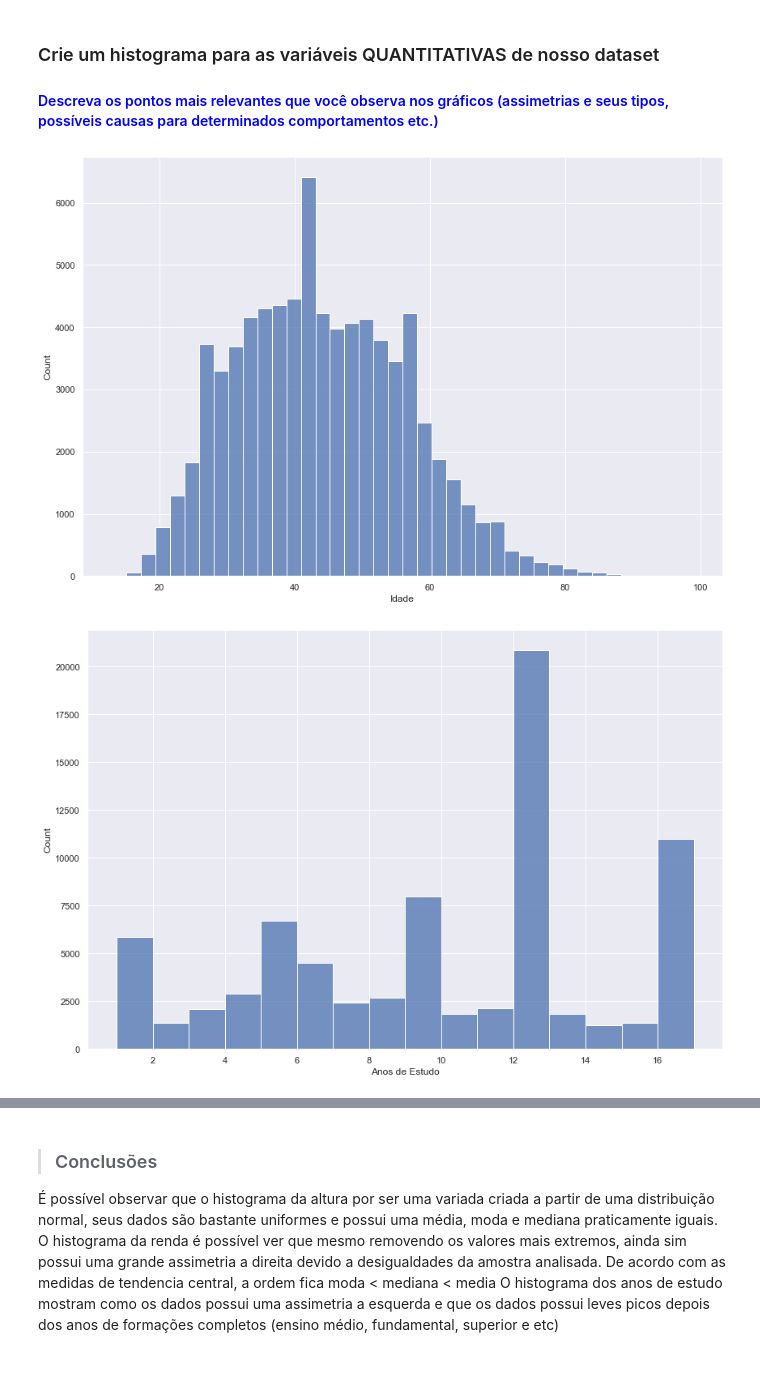
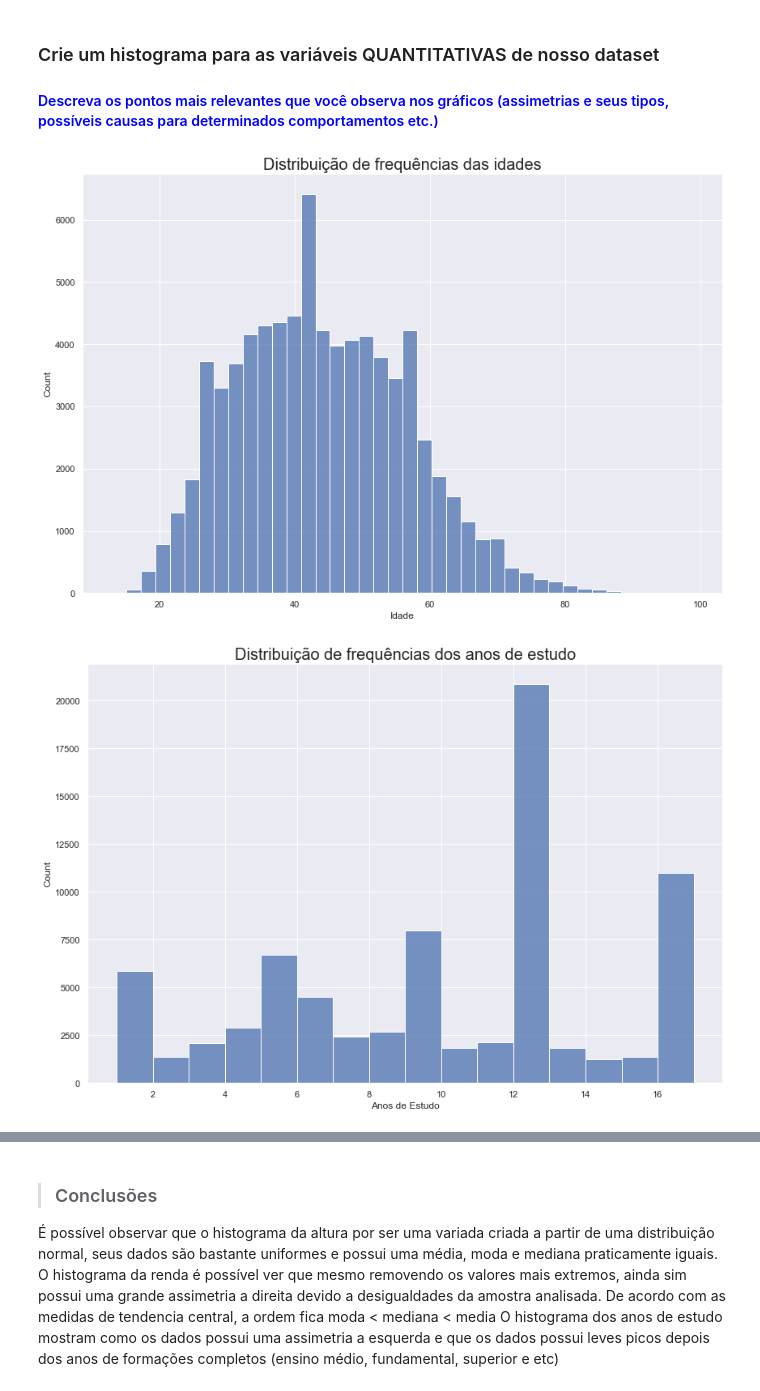
Before and after one commit to guilhermebap/Data-science-personal-study, a Jupyter notebook: Alura/Estatistica/Análise_Descritiva.ipynb, the cells around one changed output, grey strips where cells are left out. Saved outputs shown, nothing was run; the diff lists cells and outputs as text; code cells hidden in the pictures.

```diff
--- a/Alura/Estatistica/Análise_Descritiva.ipynb
+++ b/Alura/Estatistica/Análise_Descritiva.ipynb
@@ -245,11 +245,15 @@ Analisando os dados obtidos é possível perceber a diferença de salarário na
 #### <font color='blue'>Descreva os pontos mais relevantes que você observa nos gráficos (assimetrias e seus tipos, possíveis causas para determinados comportamentos etc.)</font>
 # %%
 ax = sns.displot(x='Idade', data=df, bins=40, kind='hist', height=8, aspect=1.5)
+plt.title('Distribuição de frequências das idades', fontdict={'fontsize': 20})
+plt.show()
 # %% [output]
-[figure, old version]
+[figure, new version]
 # %%
 ax = sns.displot(x='Anos de Estudo', data=df, bins=16, kind='hist', height=8, aspect=1.5)
+plt.title('Distribuição de frequências dos anos de estudo', fontdict={'fontsize': 20})
+plt.show()
 # %% [output]
-[figure, old version]
+[figure, new version]
 # %%
 ax = sns.displot(x='Altura', data=df, bins=20, kind='hist', height=8, aspect=1.5)
```
Also changed, not shown: parts of 11 cells of this notebook.
